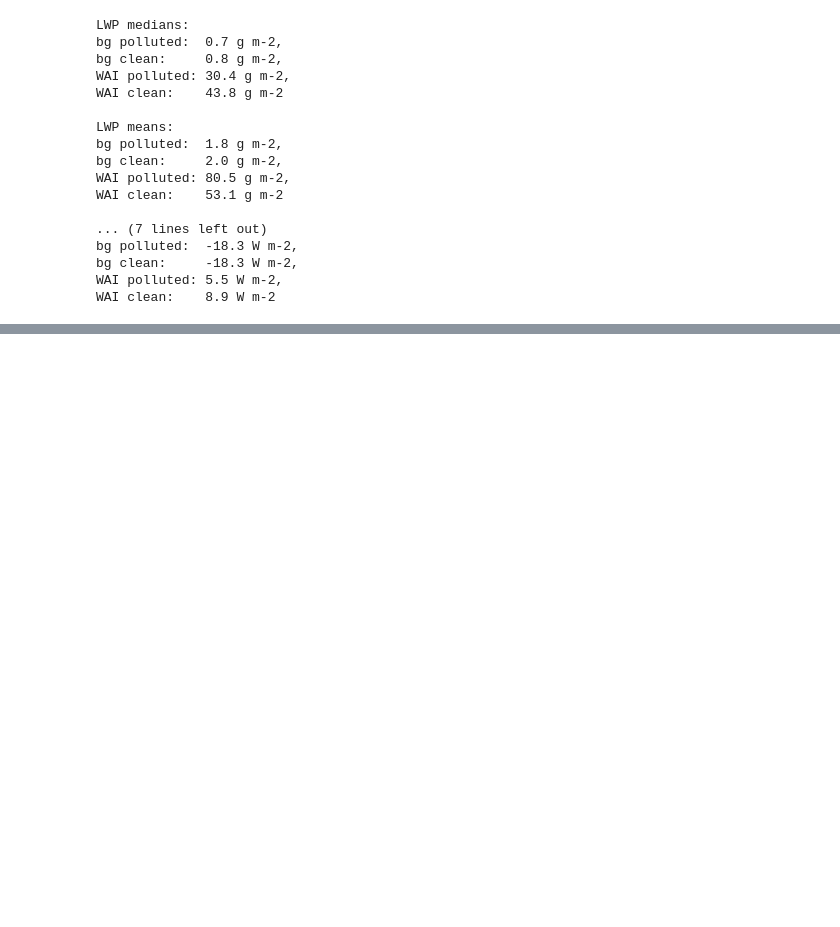
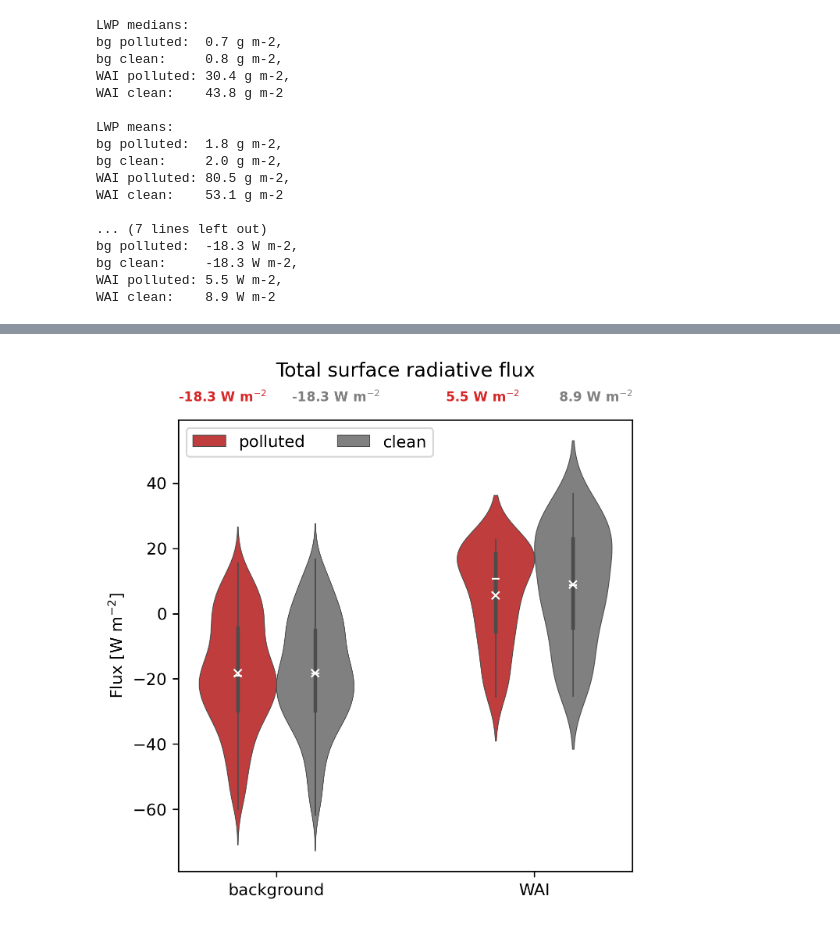
Before and after one commit to ruthprice/mosaic-wai-wrf-chem, a Jupyter notebook: notebooks/figure-6-wai-and-bg-distributions.ipynb, the cells around one changed output, grey strips where cells are left out. Drawn from its saved outputs; the diff is of its cells as text; code cells hidden in the pictures; blank space fills up the shorter version.

```diff
--- a/notebooks/figure-6-wai-and-bg-distributions.ipynb
+++ b/notebooks/figure-6-wai-and-bg-distributions.ipynb
@@ -371,0 +375,83 @@ WAI clean:    8.9 W m-2
+# %%
+fig, axes = plt.subplots(1, 1, figsize=(5,5), dpi=300)
+ms = 5
+
+### SURFACE RAD FLUX
+
+stats_rad = medians["sfc_rad"]
+means_rad = means["sfc_rad"]
+axes.text(
+    s=f"{means_rad['background']['polluted']:.1f} W m$^{{-2}}$",
+    y=1.05, x=0, ha="left", va="center",
+    transform=axes.transAxes,
+    color=plot_colours["polluted"],
+    weight="bold",
+    fontsize=8,
+)
+axes.text(
+    s=f"{means_rad['background']['clean']:.1f} W m$^{{-2}}$",
+    y=1.05, x=0.25, ha="left", va="center",
+    transform=axes.transAxes,
+    color=plot_colours["clean"],
+    weight="bold",
+    fontsize=8,
+)
+axes.text(
+    s=f"{means_rad['WAI']['polluted']:.1f} W m$^{{-2}}$",
+    y=1.05, x=0.75, ha="right", va="center",
+    transform=axes.transAxes,
+    color=plot_colours["polluted"],
+    weight="bold",
+    fontsize=8,
+)
+axes.text(
+    s=f"{means_rad['WAI']['clean']:.1f} W m$^{{-2}}$",
+    y=1.05, x=1, ha="right", va="center",
+    transform=axes.transAxes,
+    color=plot_colours["clean"],
+    weight="bold",
+    fontsize=8,
+)
+# plot
+sns.violinplot(
+    data=data,
+    x="wai_state",
+    y="sfc_rad",
+    hue="pollution_state",
+    ax=axes,
+    linewidth=0.5,
+    width=0.6,
+    common_norm=True,
+    density_norm="width",
+    palette=plot_colours,
+)
+axes.plot(
+    [-0.15, 0.15, 0.85, 1.15],
+    [
+        means_rad['background']['polluted'],
+        means_rad['background']['clean'],
+        means_rad['WAI']['polluted'],
+        means_rad['WAI']['clean'],
+    ],
+    "wx",
+    ms=ms
+)
+axes.plot(
+    [-0.15, 0.15, 0.85, 1.15],
+    [
+        stats_rad['background']['polluted'],
+        stats_rad['background']['clean'],
+        stats_rad['WAI']['polluted'],
+        stats_rad['WAI']['clean'],
+    ],
+    "w_",
+    ms=ms
+)
+axes.set_title("Total surface radiative flux", y=1.075)
+axes.set_ylabel("Flux [W m$^{{-2}}$]")
+axes.set_xlabel("")
+
+axes.legend(ncols=2)
+plt.savefig("../figures/key_figure.png", bbox_inches="tight")
+# %% [output]
+[figure, added]
```
Also changed, not shown: parts of 2 cells of this notebook, 2 other files.
